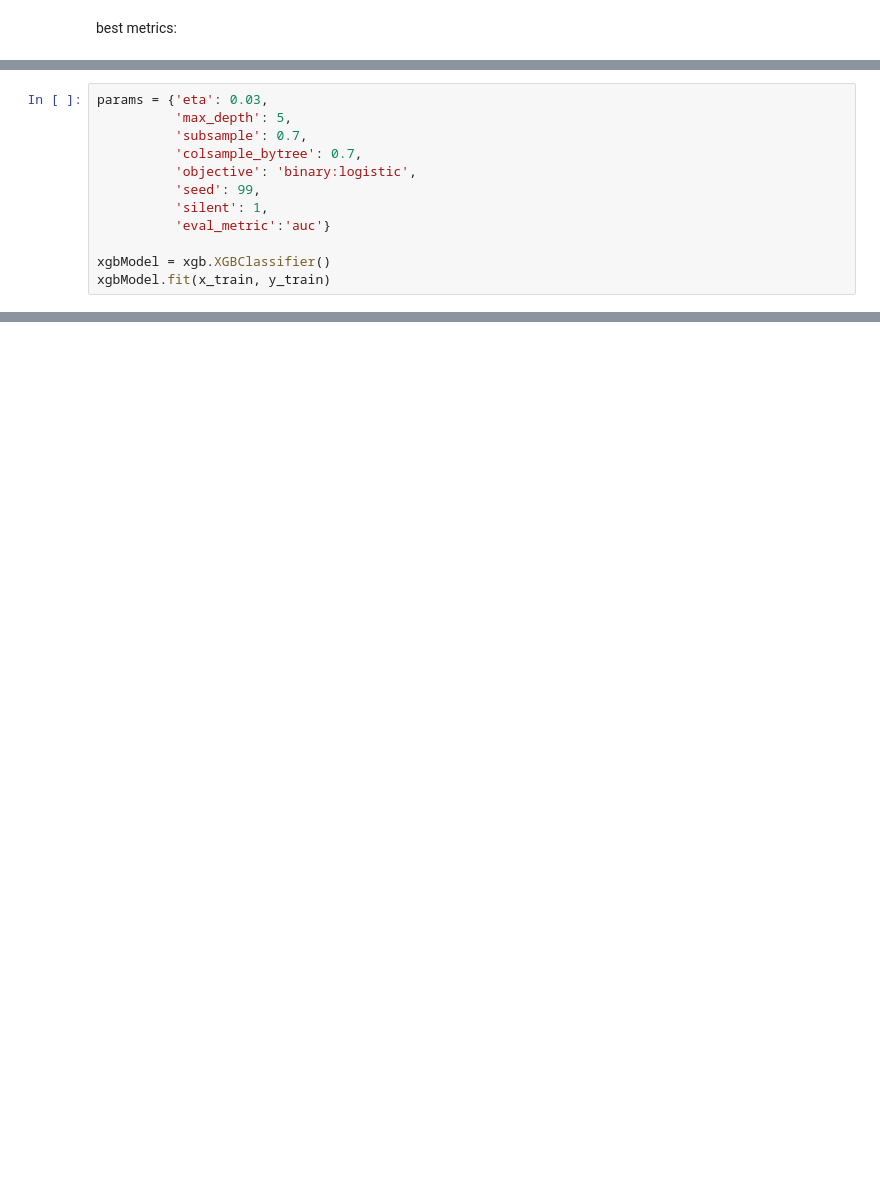
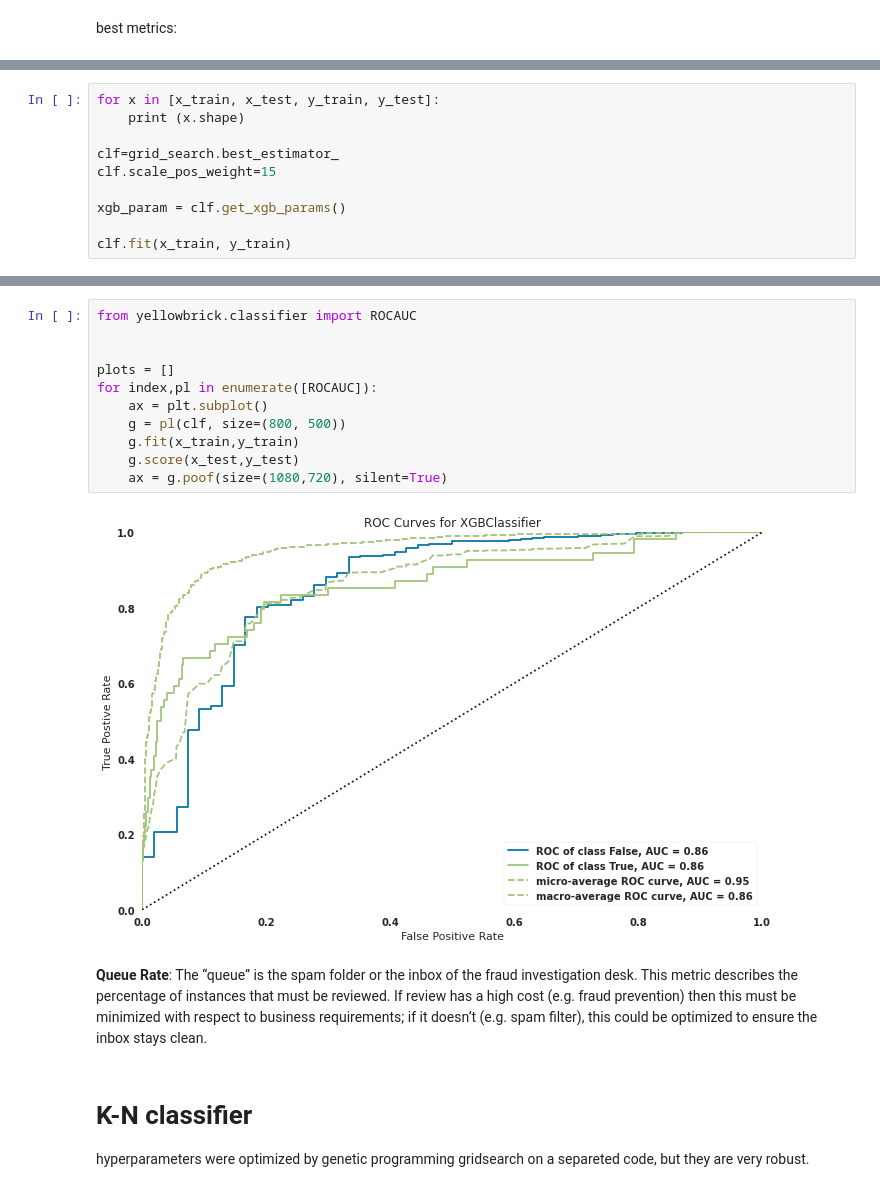
Before and after one commit to andrealorenzon/health_data_analytics, a Jupyter notebook: GUSTO/GUSTO.ipynb, the cells around one changed output, grey strips where cells are left out. Drawn from its saved outputs; the diff is of its cells as text; blank space fills up the shorter version.

```diff
--- a/GUSTO/GUSTO.ipynb
+++ b/GUSTO/GUSTO.ipynb
@@ -578,12 +627,0 @@ cv.iloc[[-1]]
-# %%
-params = {'eta': 0.03,
-          'max_depth': 5,
-          'subsample': 0.7,
-          'colsample_bytree': 0.7,
-          'objective': 'binary:logistic',
-          'seed': 99,
-          'silent': 1,
-          'eval_metric':'auc'}
-
-xgbModel = xgb.XGBClassifier()
-xgbModel.fit(x_train, y_train)
@@ -672,0 +634,10 @@ dtype: object
+# %%
+for x in [x_train, x_test, y_train, y_test]:
+    print (x.shape)
+
+clf=grid_search.best_estimator_
+clf.scale_pos_weight=15
+
+xgb_param = clf.get_xgb_params()
+
+clf.fit(x_train, y_train)
@@ -672,0 +664,19 @@ dtype: object
+# %%
+from yellowbrick.classifier import ROCAUC
+
+
+plots = []
+for index,pl in enumerate([ROCAUC]):
+    ax = plt.subplot()
+    g = pl(clf, size=(800, 500))
+    g.fit(x_train,y_train)
+    g.score(x_test,y_test)
+    ax = g.poof(size=(1080,720), silent=True)
+# %% [output]
+[figure, added]
+# %% [markdown]
+**Queue Rate**: The “queue” is the spam folder or the inbox of the fraud investigation desk. This metric describes the percentage of instances that must be reviewed. If review has a high cost (e.g. fraud prevention) then this must be minimized with respect to business requirements; if it doesn’t (e.g. spam filter), this could be optimized to ensure the inbox stays clean.
+# %% [markdown]
+# K-N classifier
+
+hyperparameters were optimized by genetic programming gridsearch on a separeted code, but they are very robust.
```
Also changed, not shown: parts of 24 cells of this notebook, 6 other files.
